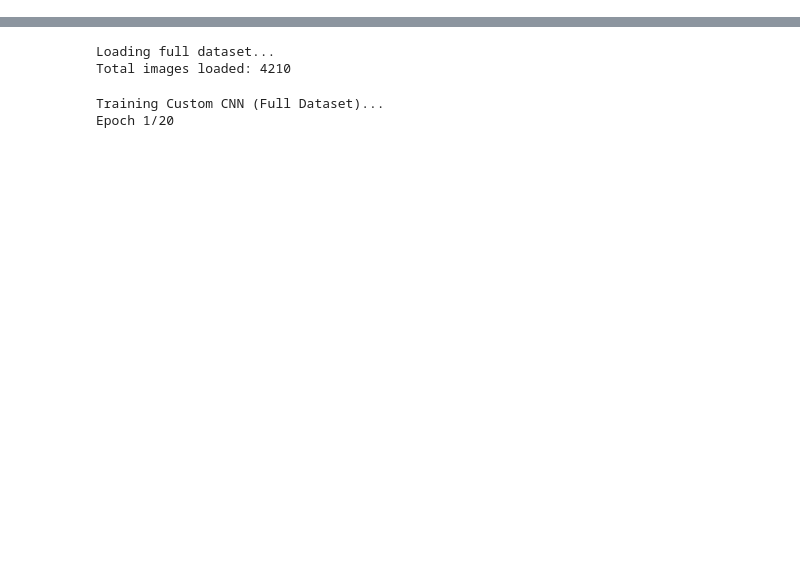
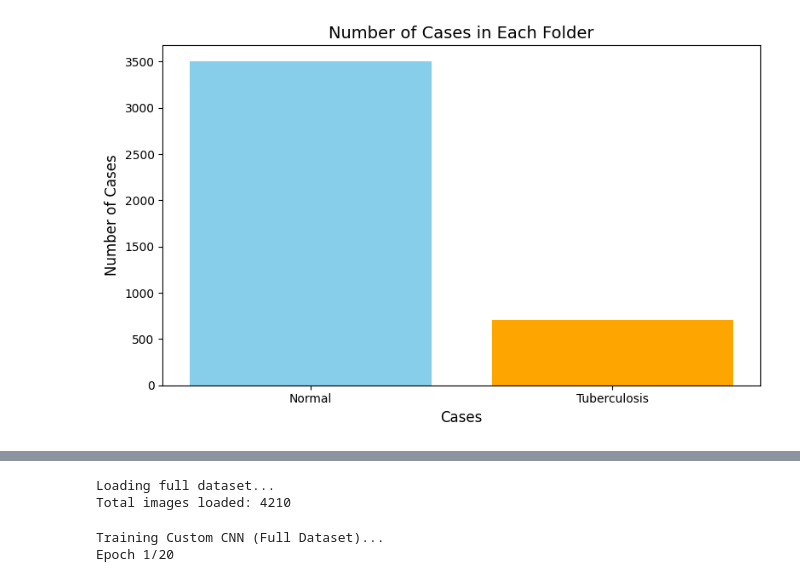
Before and after one commit to losirlu1411/project-, a Jupyter notebook: tuberculosis_.ipynb, the cells around one changed output, grey strips where cells are left out. Drawn from its saved outputs; the diff is of its cells as text; code cells hidden in the pictures; blank space fills up the shorter version.

```diff
--- a/tuberculosis_.ipynb
+++ b/tuberculosis_.ipynb
@@ -30,3 +30,29 @@ base_path = '/content/drive/MyDrive/project /TB_Chest_Radiography_Database'
 # Class labels
 labels = ['Normal', 'Tuberculosis']
 image_size = 224
+# %%
+# Dictionary to store the count of cases per folder
+case_counts = {}
+
+labels = ['Normal', 'Tuberculosis']
+# Count the number of files in each folder
+for label in labels:
+    folder_path = os.path.join(base_path, label)
+    case_counts[label] = len(os.listdir(folder_path))
+
+
+# Bar plot to visualize the number of cases
+plt.figure(figsize=(8, 5))
+# Use case_counts instead of cases_count
+bars = plt.bar(case_counts.keys(), case_counts.values(), color=['skyblue', 'orange'])  # Different colors for each label
+
+# Set plot title and labels
+plt.title("Number of Cases in Each Folder", fontsize=14)
+plt.xlabel("Cases", fontsize=12)
+plt.ylabel("Number of Cases", fontsize=12)
+plt.xticks(fontsize=10)
+plt.yticks(fontsize=10)
+plt.tight_layout()
+plt.show()
+# %% [output]
+[figure, added]
```
Also changed, not shown: parts of 9 cells of this notebook.
